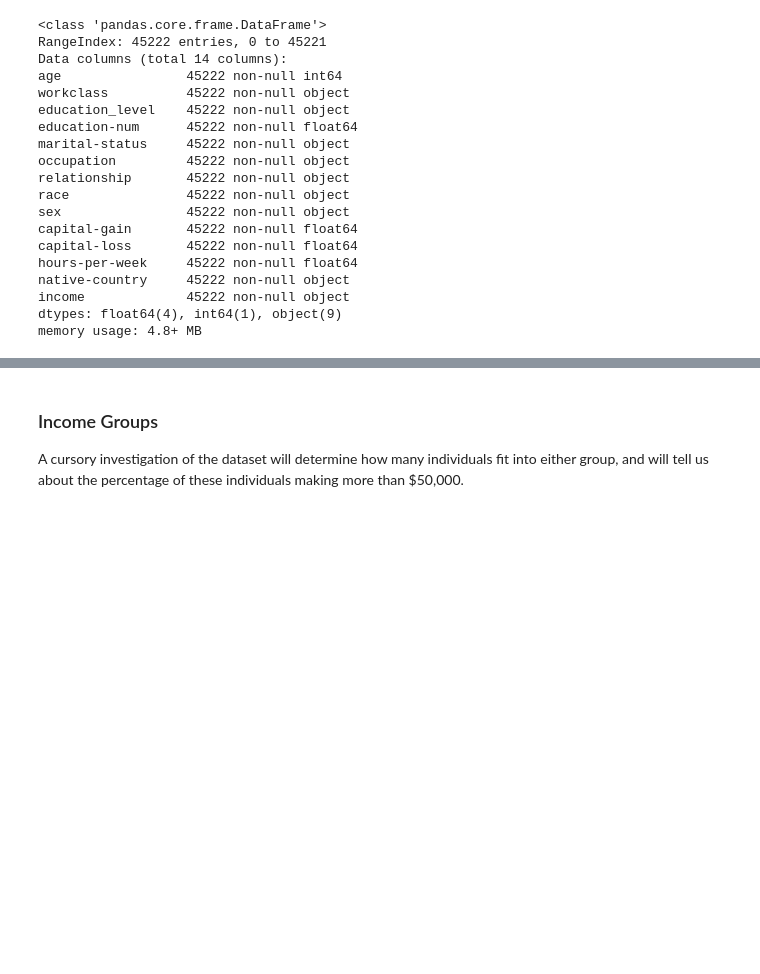
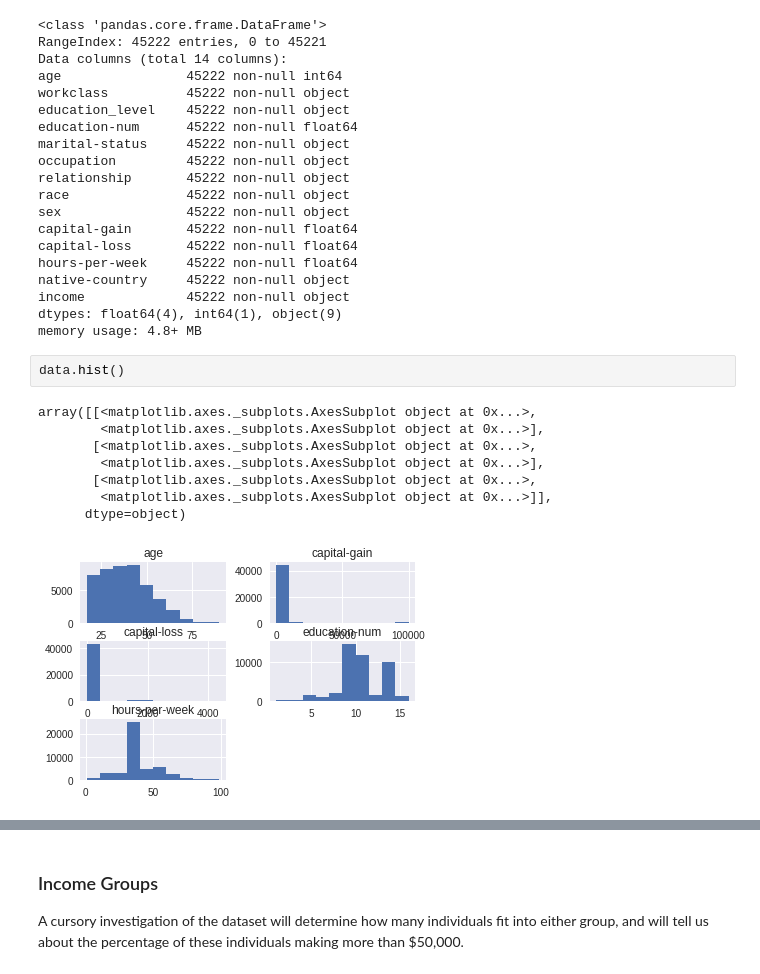
Before and after one commit to yanglinjing/dsnd_p1_charity, a Jupyter notebook: finding_donors.ipynb, the cells around one changed output, grey strips where cells are left out. Cells and saved outputs as stored; diff of their text form; blank space fills up the shorter version.

```diff
--- a/finding_donors.ipynb
+++ b/finding_donors.ipynb
@@ -165,3 +182,14 @@ native-country     45222 non-null object
 income             45222 non-null object
 dtypes: float64(4), int64(1), object(9)
 memory usage: 4.8+ MB
+# %%
+data.hist()
+# %% [output]
+array([[<matplotlib.axes._subplots.AxesSubplot object at 0x...>,
+        <matplotlib.axes._subplots.AxesSubplot object at 0x...>],
+       [<matplotlib.axes._subplots.AxesSubplot object at 0x...>,
+        <matplotlib.axes._subplots.AxesSubplot object at 0x...>],
+       [<matplotlib.axes._subplots.AxesSubplot object at 0x...>,
+        <matplotlib.axes._subplots.AxesSubplot object at 0x...>]],
+      dtype=object)
+[figure, added]
```
Also changed, not shown: parts of 38 cells of this notebook.
